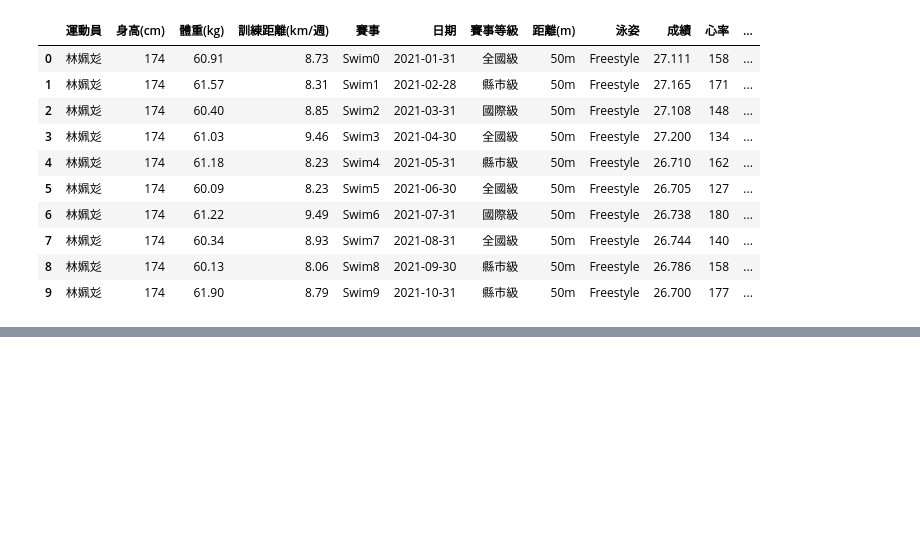
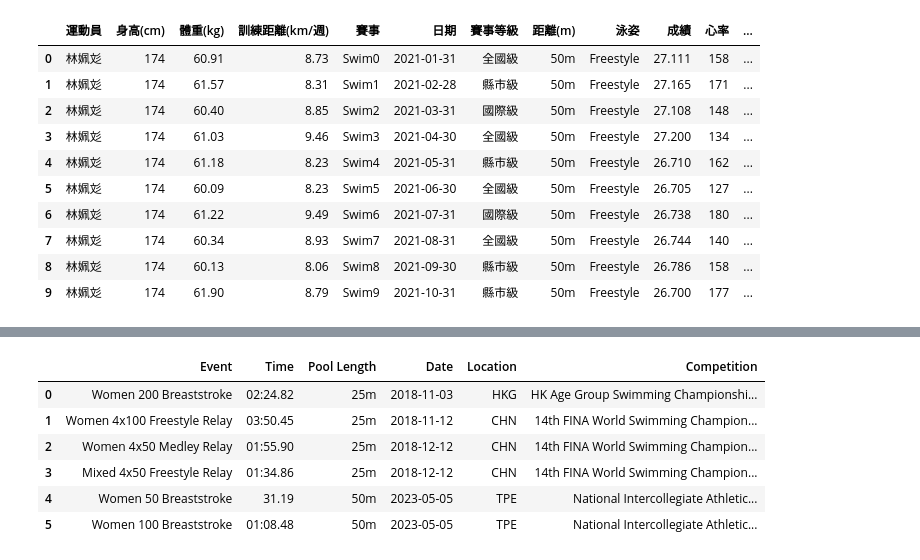
Before and after one commit to momonong/swim-apps-reviews-analysis, a Jupyter notebook: mock_data/mock_data.ipynb, the cells around one changed output, grey strips where cells are left out. Cells and saved outputs as stored; diff of their text form; code cells hidden in the pictures; blank space fills up the shorter version.

```diff
--- a/mock_data/mock_data.ipynb
+++ b/mock_data/mock_data.ipynb
@@ -210,0 +228,11 @@ df
+# %%
+df = pd.read_csv('world_after_2017.csv')
+df
+# %% [output]
+|  | Event | Time | Pool Length | Date | Location | Competition |
+| 0 | Women 200 Breaststroke | 02:24.82 | 25m | 2018-11-03 | HKG | HK Age Group Swimming Championshi... |
+| 1 | Women 4x100 Freestyle Relay | 03:50.45 | 25m | 2018-11-12 | CHN | 14th FINA World Swimming Champion... |
+| 2 | Women 4x50 Medley Relay | 01:55.90 | 25m | 2018-12-12 | CHN | 14th FINA World Swimming Champion... |
+| 3 | Mixed 4x50 Freestyle Relay | 01:34.86 | 25m | 2018-12-12 | CHN | 14th FINA World Swimming Champion... |
+| 4 | Women 50 Breaststroke | 31.19 | 50m | 2023-05-05 | TPE | National Intercollegiate Athletic... |
+| 5 | Women 100 Breaststroke | 01:08.48 | 50m | 2023-05-05 | TPE | National Intercollegiate Athletic... |
```
Also changed, not shown: parts of 7 cells of this notebook, 3 other files.
